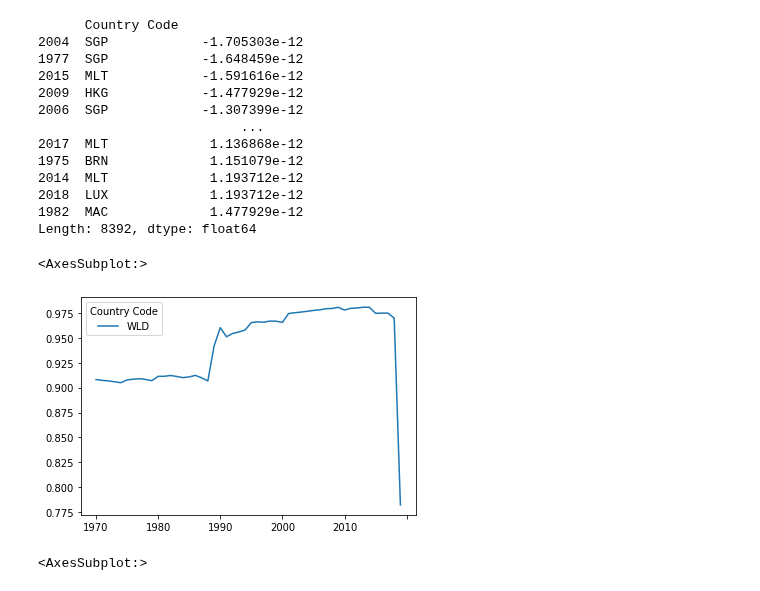
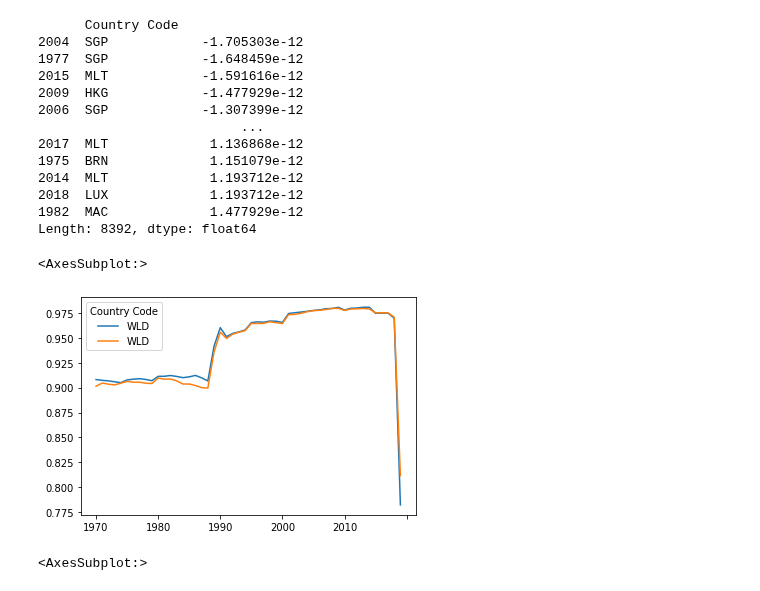
Before and after one commit to drakesiard/em-2020, a Jupyter notebook: data/D1_extract_WB_series.ipynb, the cells around one changed output. Cells and saved outputs as stored; diff of their text form; code cells hidden in the pictures.

```diff
--- a/data/D1_extract_WB_series.ipynb
+++ b/data/D1_extract_WB_series.ipynb
@@ -113,11 +110,12 @@ Length: 8392, dtype: float64
 # %%
 world_imports = data.loc[is_world & (data['Indicator Code'] == 'NE.IMP.GNFS.CD')].set_index('Country Code').drop(columns=other_cols)
 world_exports = data.loc[is_world & (data['Indicator Code'] == 'NE.EXP.GNFS.CD')].set_index('Country Code').drop(columns=other_cols)
 
-imports.sum().divide(world_imports).T.dropna().plot()
+pd.concat([imports.sum().divide(world_imports).T.dropna(),
+           exports.sum().divide(world_exports).T.dropna()], axis=1).plot()
 # %% [output]
 <AxesSubplot:>
-[figure, old version]
+[figure, new version]
 # %%
 world_imports.divide(world_exports).T.plot()
 # %% [output]
```
Also changed, not shown: parts of 2 cells of this notebook, 2 other files.
